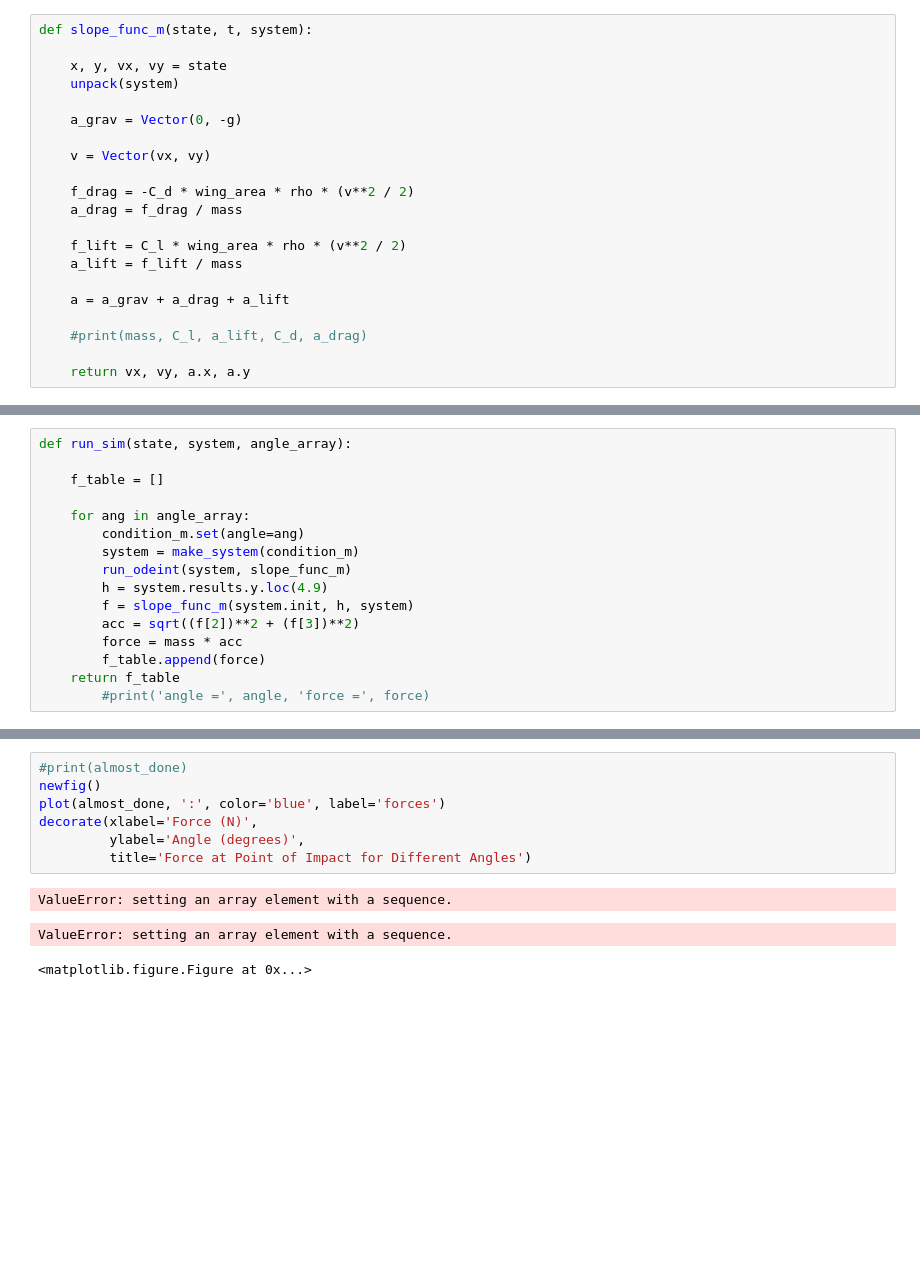
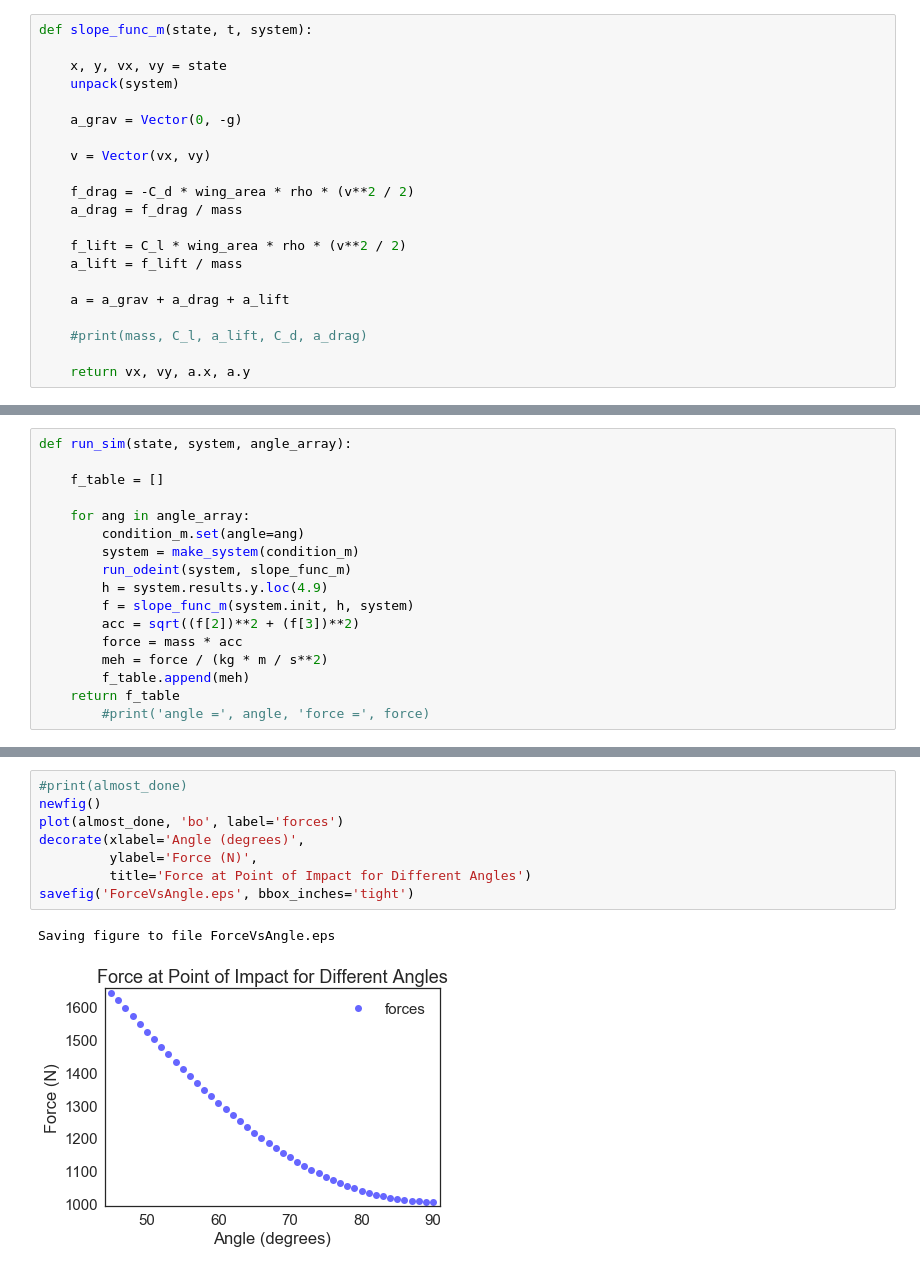
Before and after one commit to draconian9908/ModSimProj3, a Jupyter notebook: Flying_Mantines.ipynb, the cells around one changed output, grey strips where cells are left out. Drawn from its saved outputs; the diff is of its cells as text; blank space fills up the shorter version.

```diff
--- a/Flying_Mantines.ipynb
+++ b/Flying_Mantines.ipynb
@@ -204,7 +152,8 @@ def run_sim(state, system, angle_array):
         f = slope_func_m(system.init, h, system)
         acc = sqrt((f[2])**2 + (f[3])**2)
         force = mass * acc
-        f_table.append(force)
+        meh = force / (kg * m / s**2)
+        f_table.append(meh)
     return f_table
         #print('angle =', angle, 'force =', force)
 # %%
@@ -214,11 +188,11 @@ almost_done = Series(sim, angle_array)
 # %%
 #print(almost_done)
 newfig()
-plot(almost_done, ':', color='blue', label='forces')
-decorate(xlabel='Force (N)',
-         ylabel='Angle (degrees)',
+plot(almost_done, 'bo', label='forces')
+decorate(xlabel='Angle (degrees)',
+         ylabel='Force (N)',
          title='Force at Point of Impact for Different Angles')
+savefig('ForceVsAngle.eps', bbox_inches='tight')
 # %% [output]
-ValueError: setting an array element with a sequence.
+Saving figure to file ForceVsAngle.eps
-ValueError: setting an array element with a sequence.
-<matplotlib.figure.Figure at 0x...>
+[figure, added]
```
Also changed, not shown: parts of 15 cells of this notebook, 7 other files.
